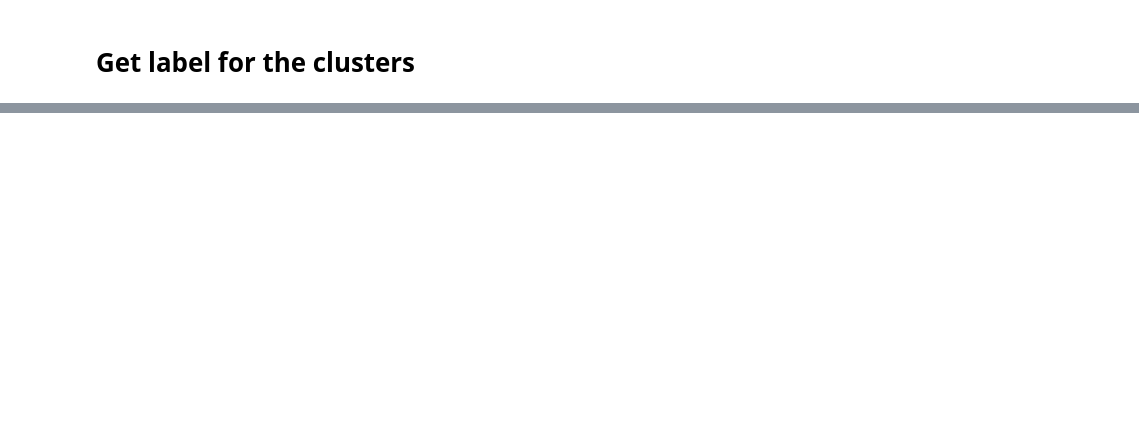
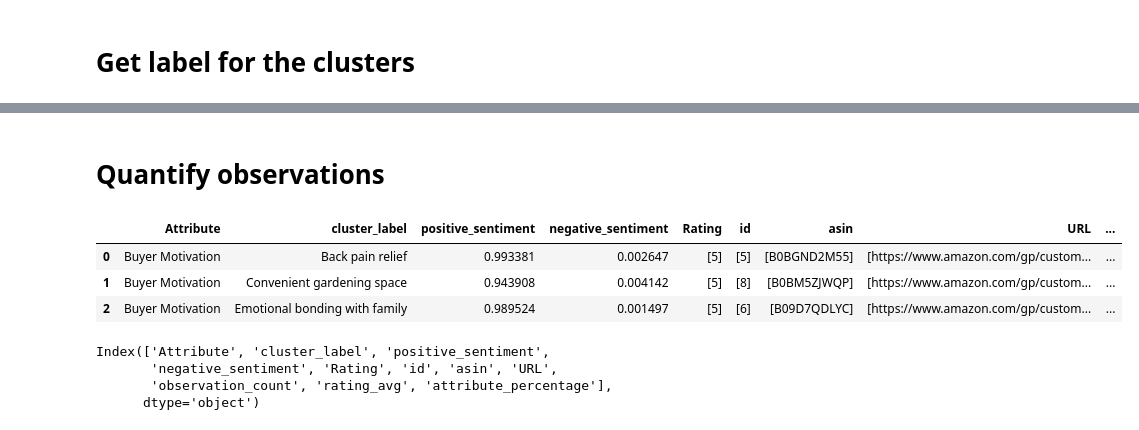
Before and after one commit to p-vbordei/ProductExplorer, a Jupyter notebook: notebooks/Data_Reviews_step_3_clustering.ipynb, the cells around one changed output, grey strips where cells are left out. Cells and saved outputs as stored; diff of their text form; code cells hidden in the pictures; blank space fills up the shorter version.

```diff
--- a/notebooks/Data_Reviews_step_3_clustering.ipynb
+++ b/notebooks/Data_Reviews_step_3_clustering.ipynb
@@ -359,0 +293,3 @@ write_cluster_labels(df, type = type, data_table = 'weighted_trait_heatmap' )
+# %%
+df_with_clusters = df.merge(cluster_response_df, on = ['Attribute', 'cluster'], how = 'left')
+df_with_clusters.drop(columns = ['n_tokens', 'embedding','Date', 'Author','Images'], inplace = True)
@@ -359,0 +304,56 @@ write_cluster_labels(df, type = type, data_table = 'weighted_trait_heatmap' )
+# %% [markdown]
+# Quantify observations
+# %%
+df_with_clusters['positive_sentiment'] = df_with_clusters['positive_sentiment'].astype(float)
+df_with_clusters['negative_sentiment'] = df_with_clusters['negative_sentiment'].astype(float)
+
+
+agg_result = df_with_clusters.groupby(['Attribute', 'cluster_label']).agg({
+    'positive_sentiment': 'mean',
+    'negative_sentiment': 'mean',
+    'Rating': lambda x: list(x),
+    'id': lambda x: list(x),
+    'asin': lambda x: list(x),
+    'URL': lambda x: list(x),
+    }).reset_index()
+
+# Aggregate the count separately
+count_result = df_with_clusters.groupby(['Attribute', 'cluster_label']).size().reset_index(name='observation_count')
+attribute_clusters_with_percentage = pd.merge(agg_result, count_result, on=['Attribute', 'cluster_label'])
+
+
+# Calculate the average rating
+m = []
+for e in attribute_clusters_with_percentage['Rating']:
+    f =[]
+    for r in e:
+        f.append(int(r))
+    m.append(np.mean(f))
+k = []
+for e in m:
+    f = round(e,0)
+    f = int(f)
+    k.append(f)
+
+attribute_clusters_with_percentage['rating_avg'] = k
+
+
+total_observations_per_attribute = df_with_clusters.groupby('Attribute').size()
+
+attribute_clusters_with_percentage = attribute_clusters_with_percentage.set_index('Attribute')  # set 'Attribute' as the index to allow for division
+attribute_clusters_with_percentage['attribute_percentage'] = attribute_clusters_with_percentage['observation_count'] / total_observations_per_attribute * 100
+attribute_clusters_with_percentage = attribute_clusters_with_percentage.reset_index()  # reset the index if desired
+# %%
+attribute_clusters_with_percentage.head(3)
+# %% [output]
+|  | Attribute | cluster_label | positive_sentiment | negative_sentiment | Rating | id | asin | URL | ... |
+| 0 | Buyer Motivation | Back pain relief | 0.993381 | 0.002647 | [5] | [5] | [B0BGND2M55] | [https://www.amazon.com/gp/custom... | ... |
+| 1 | Buyer Motivation | Convenient gardening space | 0.943908 | 0.004142 | [5] | [8] | [B0BM5ZJWQP] | [https://www.amazon.com/gp/custom... | ... |
+| 2 | Buyer Motivation | Emotional bonding with family | 0.989524 | 0.001497 | [5] | [6] | [B09D7QDLYC] | [https://www.amazon.com/gp/custom... | ... |
+# %%
+attribute_clusters_with_percentage.columns
+# %% [output]
+Index(['Attribute', 'cluster_label', 'positive_sentiment',
+       'negative_sentiment', 'Rating', 'id', 'asin', 'URL',
+       'observation_count', 'rating_avg', 'attribute_percentage'],
+      dtype='object')
```
Also changed, not shown: parts of 17 cells of this notebook, 2 other files.
